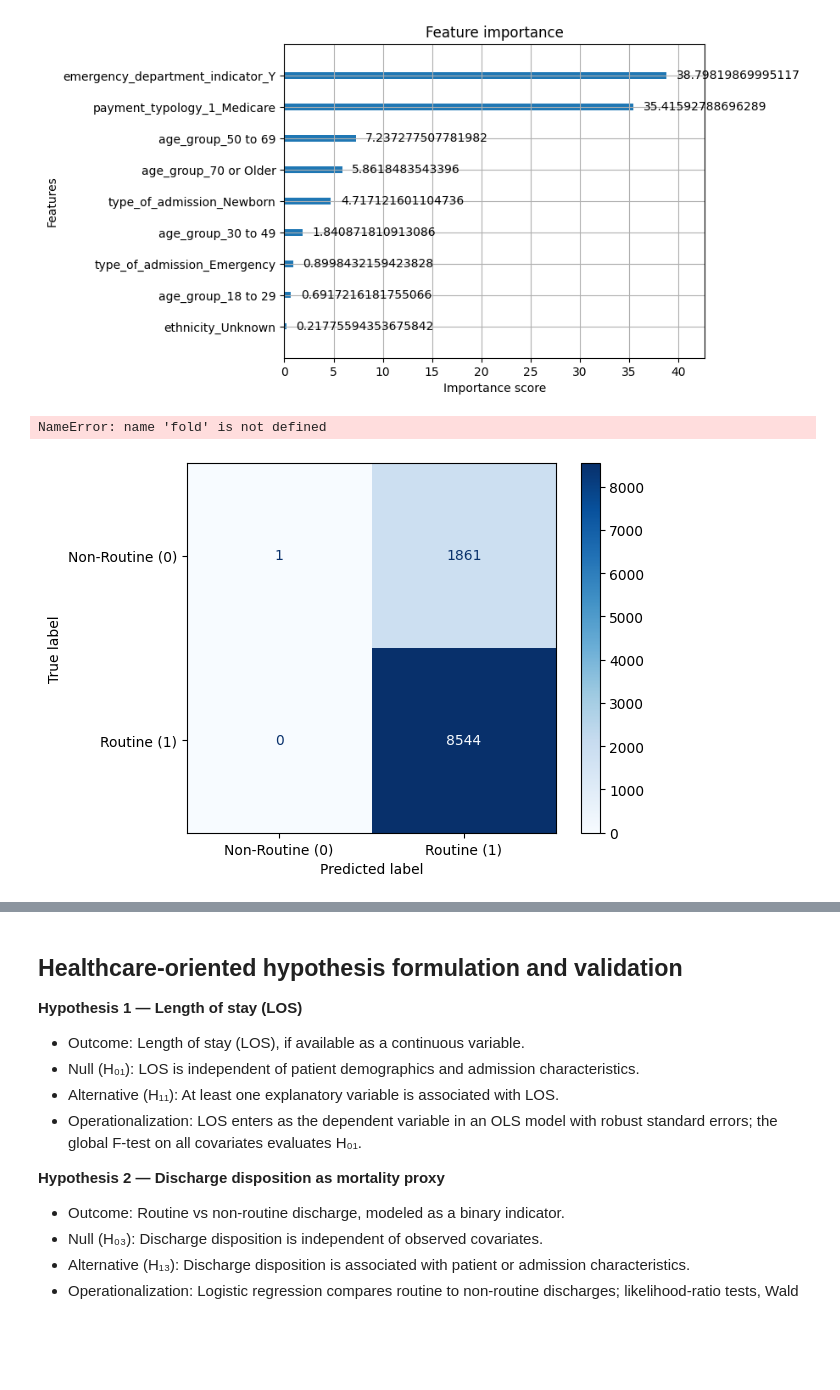
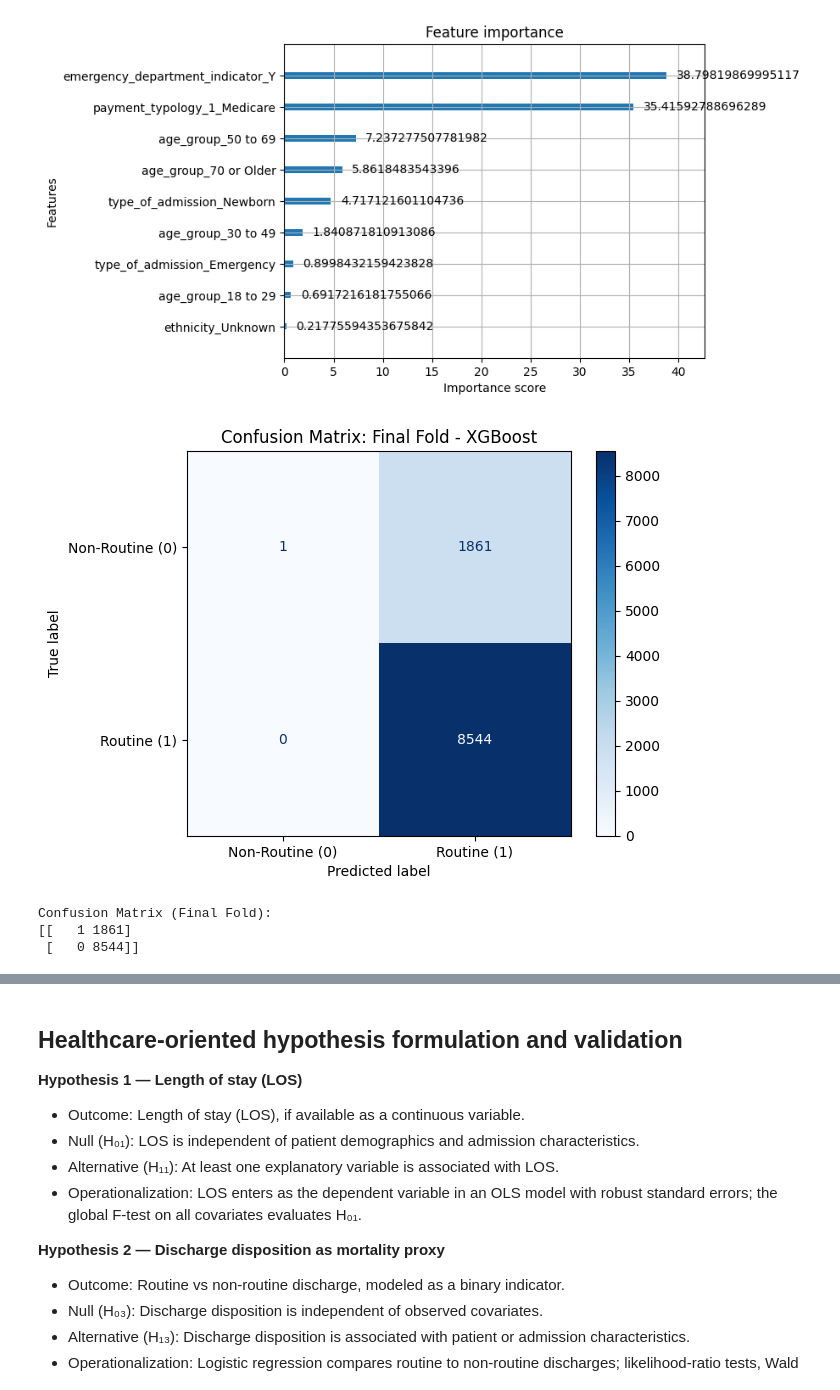
Before and after one commit to ibejerano/unie-healthcare-regression, a Jupyter notebook: src/hospital_los_regressor.ipynb, the cells around one changed output, grey strips where cells are left out. Saved outputs shown, nothing was run; the diff lists cells and outputs as text; code cells hidden in the pictures; blank space fills up the shorter version.

```diff
--- a/src/hospital_los_regressor.ipynb
+++ b/src/hospital_los_regressor.ipynb
@@ -1429,7 +1429,7 @@ Examine retrospective associations between admission covariates and binary disch
 # XGBoost Native Imbalance Handling
 import pandas as pd
 from sklearn.model_selection import StratifiedKFold
-from sklearn.metrics import roc_auc_score, classification_report, precision_recall_curve
+from sklearn.metrics import roc_auc_score, precision_recall_curve
 import xgboost as xgb
 import numpy as np
 import matplotlib.pyplot as plt
@@ -1455,8 +1455,13 @@ f1_scores = []
 precision_scores = []
 recall_scores = []
 
+# Store y_pred, y_val, and models for later use
+models = []  # List to store models
+y_preds = []
+y_vals = []
+
 # Stratified K-Fold Cross-Validation Loop
-for train_index, val_index in strat_kfold.split(X, y):
+for fold, (train_index, val_index) in enumerate(strat_kfold.split(X, y), 1):  # Start fold from 1
     X_train, X_val = X.iloc[train_index], X.iloc[val_index]
     y_train, y_val = y.iloc[train_index], y.iloc[val_index]
 
@@ -1495,6 +1500,11 @@ for train_index, val_index in strat_kfold.split(X, y):
     precision_scores.append(precision[optimal_idx])
     recall_scores.append(recall[optimal_idx])
 
+    # Store predictions, actual values, and the model for later use
+    y_preds.append(y_pred)
+    y_vals.append(y_val)
+    models.append((model, X_val, y_val))  # Store the model along with validation data
+
 # Calculate average performance across all folds
 avg_auc = np.mean(aucs)
 avg_f1 = np.mean(f1_scores)
@@ -1506,9 +1516,12 @@ print(f"Average F1 Score: {avg_f1:.3f}")
 print(f"Average Precision: {avg_precision:.3f}")
 print(f"Average Recall: {avg_recall:.3f}")
 
-# plot feature importance
+# plot feature importance (using the last model)
 xgb.plot_importance(model, max_num_features=10, importance_type='gain')
 plt.show()
+
+# Save the model and predictions to be used in cell 2
+# Now models, y_preds, and y_vals are populated and accessible in the next cell
 # %% [output]
 Average AUC: 0.755
 Average F1 Score: 0.902
@@ -1518,27 +1531,30 @@ Average Recall: 1.000
 # %%
 from sklearn.metrics import confusion_matrix, ConfusionMatrixDisplay
 import matplotlib.pyplot as plt
 
-# Apply the optimal threshold to make predictions
-y_pred = (y_proba >= optimal_threshold).astype(int)
+# Get predictions and actual values from the last fold (index -1)
+y_pred_last = y_preds[-1]
+y_val_last = y_vals[-1]
 
-# Confusion matrix for this fold
-cm = confusion_matrix(y_val, y_pred)
+# Confusion matrix for the last fold
+cm_last = confusion_matrix(y_val_last, y_pred_last)
 
 # Create and plot confusion matrix
-disp = ConfusionMatrixDisplay(confusion_matrix=cm, display_labels=['Non-Routine (0)', 'Routine (1)'])
+disp = ConfusionMatrixDisplay(confusion_matrix=cm_last, display_labels=['Non-Routine (0)', 'Routine (1)'])
 disp.plot(cmap='Blues', values_format='d')
 
 # Set title and layout
-plt.title(f'Confusion Matrix: Fold {fold} - XGBoost')
+plt.title(f'Confusion Matrix: Final Fold - XGBoost')
 plt.tight_layout()
 
 # Show the plot
 plt.show()
 
-# Print confusion matrix values for the fold
-print(f"Confusion Matrix (Fold {fold}):")
-print(cm)
+# Print confusion matrix values for the final fold
+print(f"Confusion Matrix (Final Fold):")
+print(cm_last)
 # %% [output]
+[figure, new version]
-NameError: name 'fold' is not defined
+Confusion Matrix (Final Fold):
+[[   1 1861]
+ [   0 8544]]
-[figure, old version]
```
Also changed, not shown: parts of 9 cells of this notebook.
